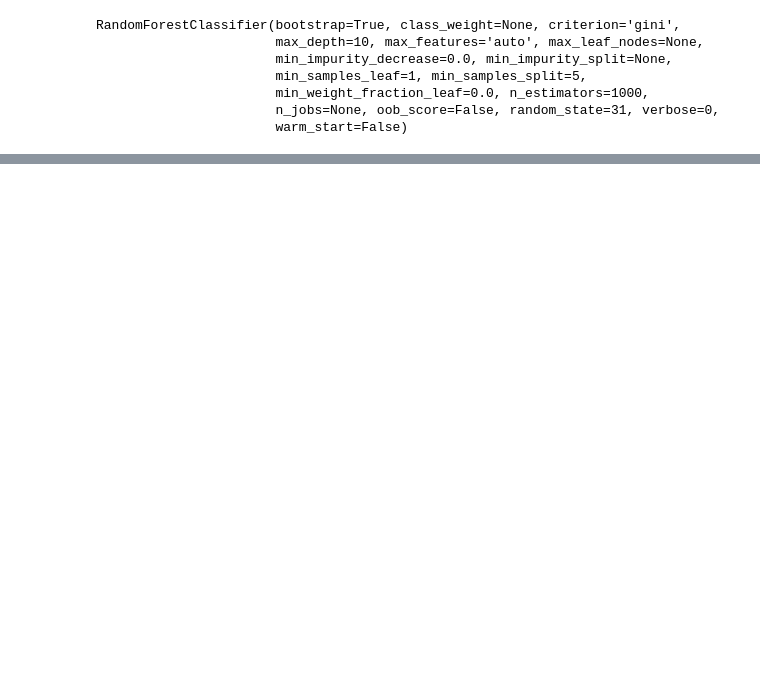
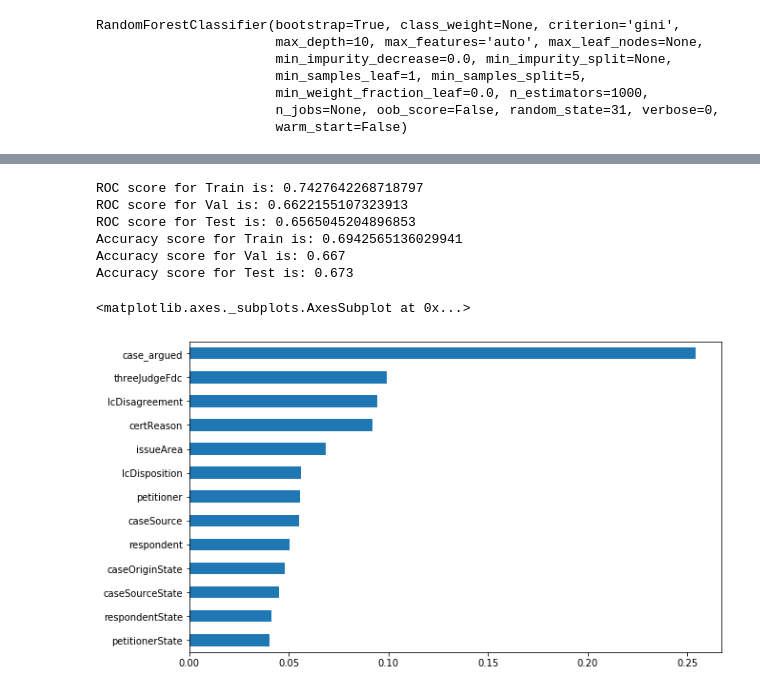
Before and after one commit to vishnuyar/supreme-court-data, a Jupyter notebook: notebooks/supreme-court-judicial-prediction.ipynb, the cells around one changed output, grey strips where cells are left out. Saved outputs shown, nothing was run; the diff lists cells and outputs as text; code cells hidden in the pictures; blank space fills up the shorter version.

```diff
--- a/notebooks/supreme-court-judicial-prediction.ipynb
+++ b/notebooks/supreme-court-judicial-prediction.ipynb
@@ -311,4 +413,5 @@ eli5.show_weights(perm,feature_names=features,top=None)
 # %%
 #Selecting features from perumation importances
-feature_importances = pd.Series(dict(zip(features,perm.feature_importances_)))
-feature_importances.sort_values().plot(kind='barh',figsize=(10,6))
+feature_importances_rfc = pd.Series(dict(zip(features,perm_rfc.feature_importances_)))
+feature_importances_xgb = pd.Series(dict(zip(features,perm_xgboost.feature_importances_)))
+#feature_importances.sort_values().plot(kind='barh',figsize=(10,6))
@@ -355,6 +490,23 @@ Accuracy score for Test is: 0.671
+# %%
+print("ROC score for Train is:",roc_auc_score(y_train,xgboost.predict_proba(train[selected_features])[:,1]))
+print("ROC score for Val is:",roc_auc_score(y_val,xgboost.predict_proba(val[selected_features])[:,1]))
+print("ROC score for Test is:",roc_auc_score(y_test,xgboost.predict_proba(test[selected_features])[:,1]))
+print("Accuracy score for Train is:",accuracy_score(y_train,xgboost.predict(train[selected_features])))
+print("Accuracy score for Val is:",accuracy_score(y_val,xgboost.predict(val[selected_features])))
+print("Accuracy score for Test is:",accuracy_score(y_test,xgboost.predict(test[selected_features])))
+# %% [output]
+ROC score for Train is: 0.7427642268718797
+ROC score for Val is: 0.6622155107323913
+ROC score for Test is: 0.6565045204896853
+Accuracy score for Train is: 0.6942565136029941
+Accuracy score for Val is: 0.667
+Accuracy score for Test is: 0.673
 # %%
 #Selected Feature Importances of the model from Random Forest Classifier
-pd.Series(dict(zip(selected_features,rfc.feature_importances_))).sort_values().plot(kind='barh',figsize=(10,6))
+pd.Series(dict(zip(selected_features,xgboost.feature_importances_))).sort_values().plot(kind='barh',figsize=(10,6))
+# %% [output]
+<matplotlib.axes._subplots.AxesSubplot at 0x...>
+[figure, added]
 # %%
 #Classification report for Test based on RandomForestClassifier
 print(classification_report(y_val,rfc.predict(test[selected_features])))
```
Also changed, not shown: parts of 87 cells of this notebook, 11 other files.
